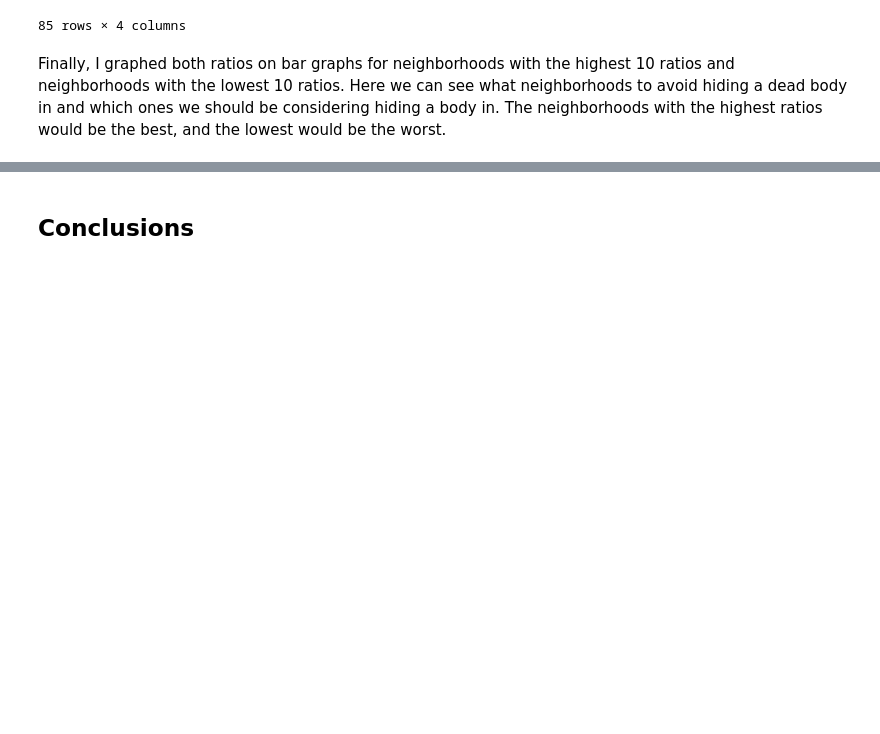
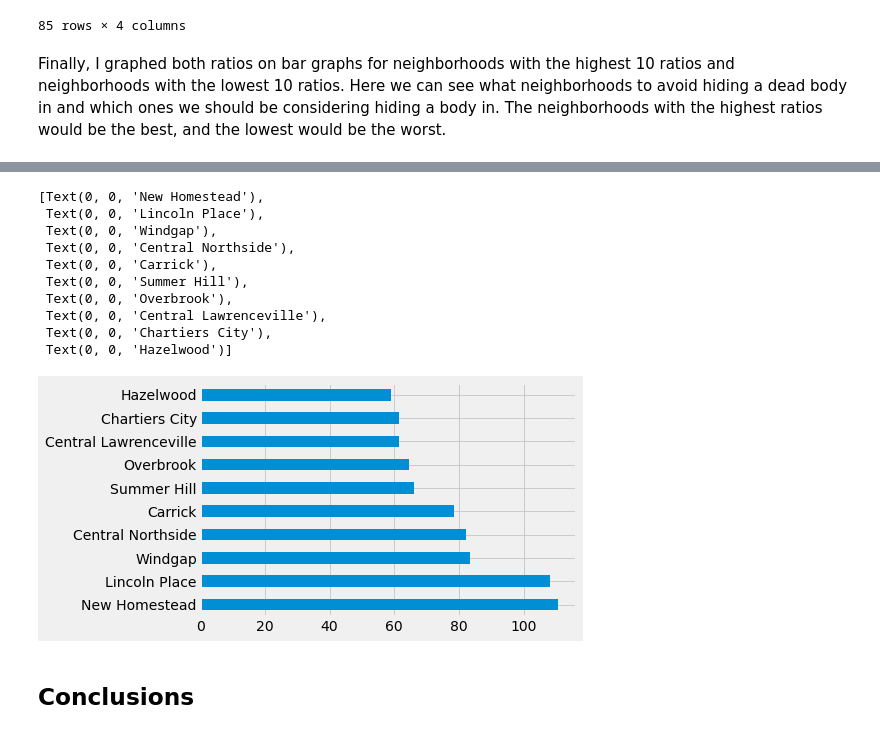
Before and after one commit to MattBartie/Harry-and-Matty-Final, a Jupyter notebook: MainCode.ipynb, the cells around one changed output, grey strips where cells are left out. Cells and saved outputs as stored; diff of their text form; code cells hidden in the pictures; blank space fills up the shorter version.

Commit message:
Added final metric

```diff
--- a/MainCode.ipynb
+++ b/MainCode.ipynb
@@ -298,0 +315,8 @@ data_combined3[:10].plot.barh().set_yticklabels(data_combined3.Neighborhood)
+# %%
+final_df = pd.merge(data_combined3, avgDis,  how='left', left_on="Neighborhood", right_on = "neighborhood")
+final_df = pd.merge(final_df, num_traffic,  how='left', left_on="Neighborhood", right_on = "neighborhood")
+final_df.dropna(inplace=True)
+final_df.drop(columns = "neighborhood", inplace = True)
+final_df['Final_metric'] = final_df['Ratio']/1.5 - final_df['average_daily_car_traffic']/500 + final_df["distance"]*20
+
+print(final_df)
@@ -299,3 +341,18 @@ data_combined3[:10].plot.barh().set_yticklabels(data_combined3.Neighborhood)
+# %%
+final_df.sort_values(inplace = True, by = "Final_metric", ascending = False)
+final_df.Final_metric.sort_values(ascending = False)[:10].plot.barh().set_yticklabels(final_df.Neighborhood)
+# %% [output]
+[Text(0, 0, 'New Homestead'),
+ Text(0, 0, 'Lincoln Place'),
+ Text(0, 0, 'Windgap'),
+ Text(0, 0, 'Central Northside'),
+ Text(0, 0, 'Carrick'),
+ Text(0, 0, 'Summer Hill'),
+ Text(0, 0, 'Overbrook'),
+ Text(0, 0, 'Central Lawrenceville'),
+ Text(0, 0, 'Chartiers City'),
+ Text(0, 0, 'Hazelwood')]
+[figure, added]
 # %% [markdown]
 ## Conclusions
 # %% [markdown]
```
Also changed, not shown: parts of 7 cells of this notebook.
